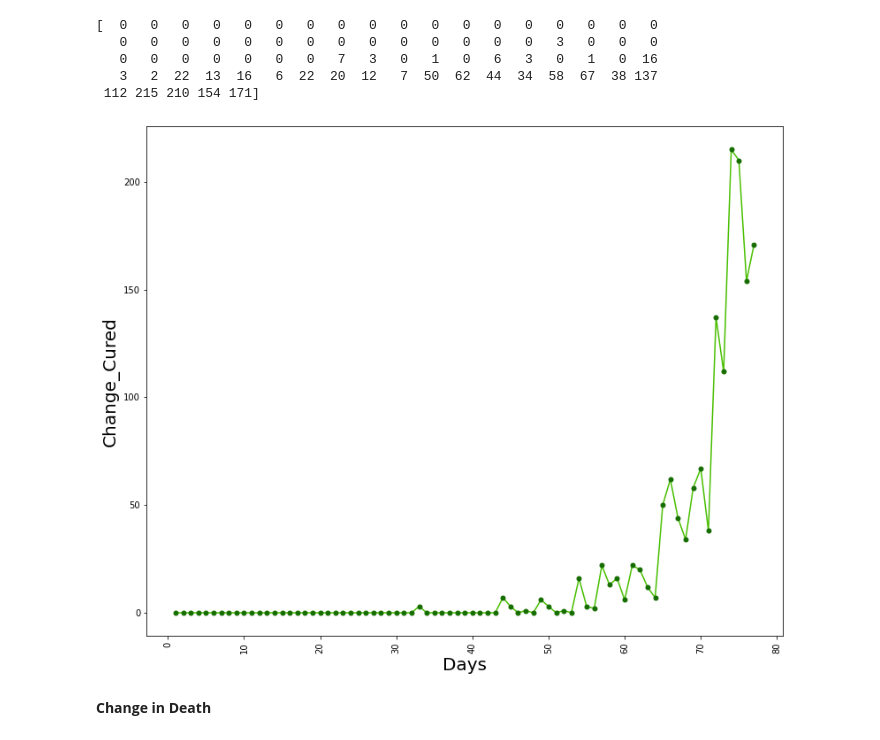
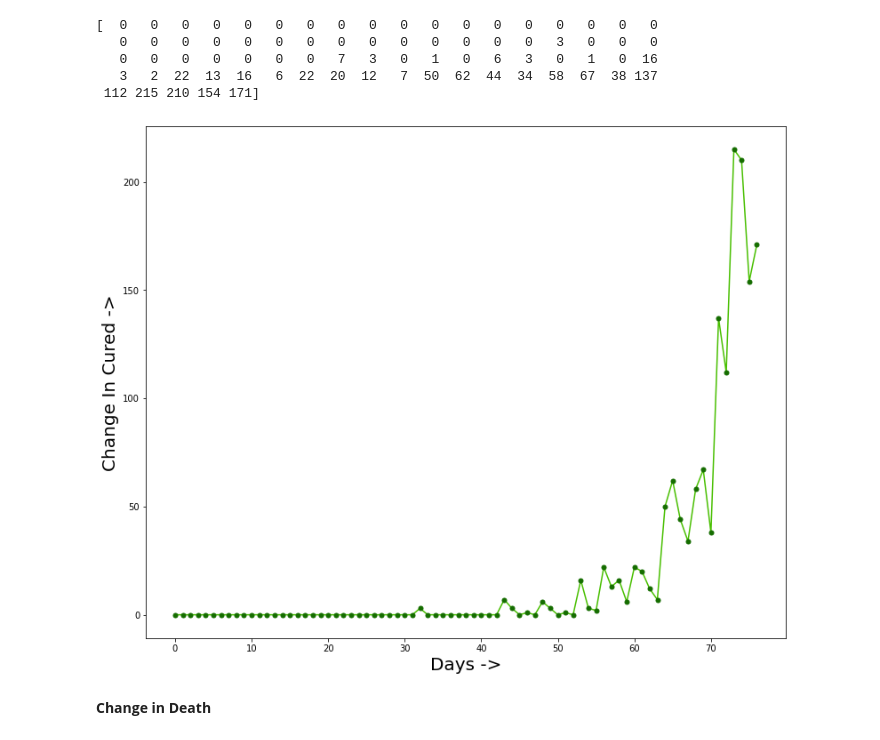
Before and after one commit to ShrayankM/Covid-19-India-Analysis, a Jupyter notebook: Covid_19_India_(18_04_2020).ipynb, the cells around one changed output. Cells and saved outputs as stored; diff of their text form; code cells hidden in the pictures.

```diff
--- a/Covid_19_India_(18_04_2020).ipynb
+++ b/Covid_19_India_(18_04_2020).ipynb
@@ -5,7 +7,7 @@ import matplotlib.pyplot as plt
 from datetime import datetime
 import matplotlib.patches as mpatches
 # %%
-covid_main_data = pd.read_csv("covid_19_india.csv")
+covid_main_data = pd.read_csv("covid_19_india_(18-04-2020).csv")
 # %%
 covid_main_data.head()
 # %% [output]
@@ -106,16 +107,15 @@ print(change_inCured)
 # %%
 fig = plt.figure()
 ax = fig.add_axes([0,0,1,1])
-days = np.arange(1,len(cured_only),1)
+days = np.arange(0,len(cured_only)-1,1)
 cured_change = change_inCured
 ax.plot(days,cured_change,color='#48BF00',marker='o',markersize = 5,markerfacecolor='#156D00',markeredgecolor='#156D00')
 plt.xlabel('Days ->', fontsize=20)
 plt.ylabel('Change In Cured ->', fontsize=20)
-plt.xticks(rotation=90)
 plt.gcf().set_size_inches([10,8])
 plt.show()
 # %% [output]
-[figure, old version]
+[figure, new version]
 # %% [markdown]
 **Change in Death**
 # %%
```
Also changed, not shown: parts of 28 cells of this notebook.
